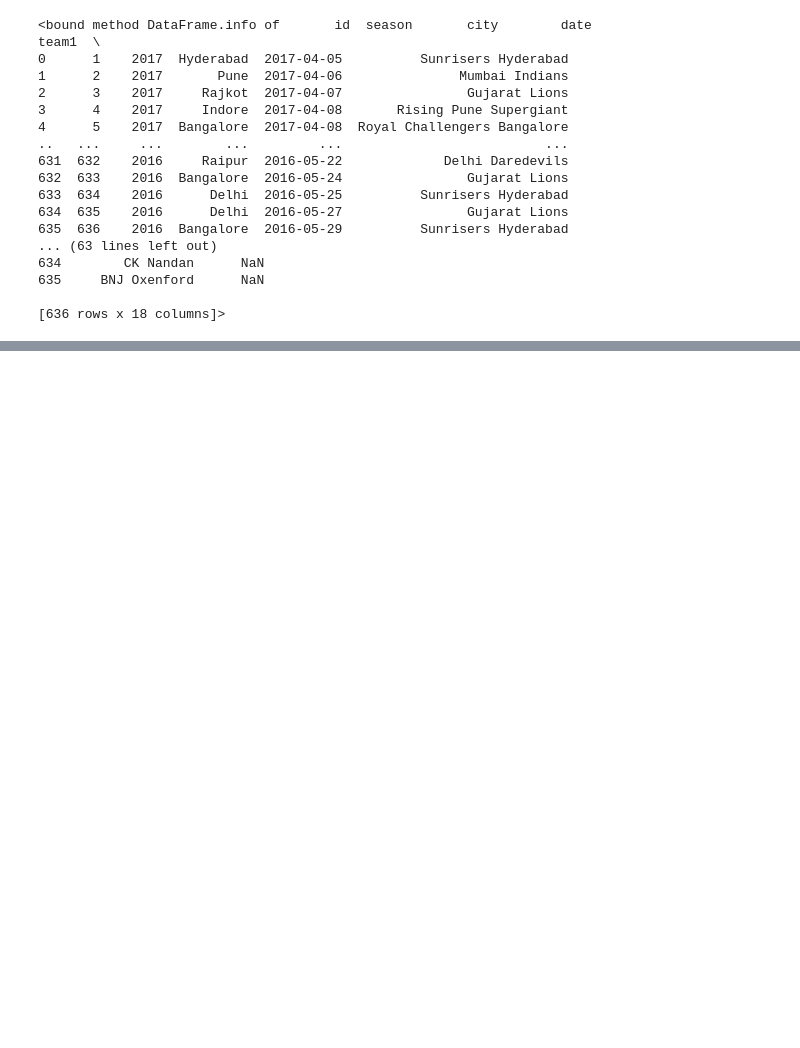
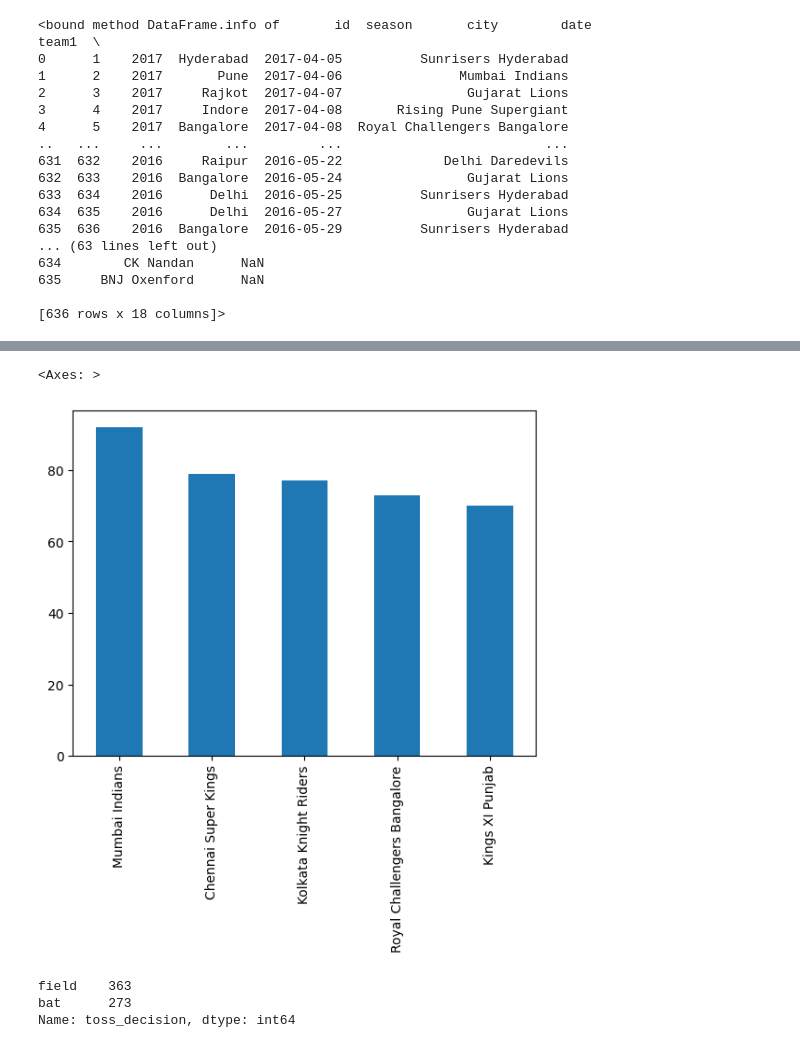
Before and after one commit to Radhe3108/NumPy, a Jupyter notebook: pandas_tutoorial.ipynb, the cells around one changed output, grey strips where cells are left out. Cells and saved outputs as stored; diff of their text form; code cells hidden in the pictures; blank space fills up the shorter version.

```diff
--- a/pandas_tutoorial.ipynb
+++ b/pandas_tutoorial.ipynb
@@ -78,0 +241,11 @@ data.info
+# %%
+data['winner'].value_counts().head(5).plot(kind='bar')
+# %% [output]
+<Axes: >
+[figure, added]
+# %%
+data['toss_decision'].value_counts()
+# %% [output]
+field    363
+bat      273
+Name: toss_decision, dtype: int64
```
Also changed, not shown: parts of 57 cells of this notebook.
